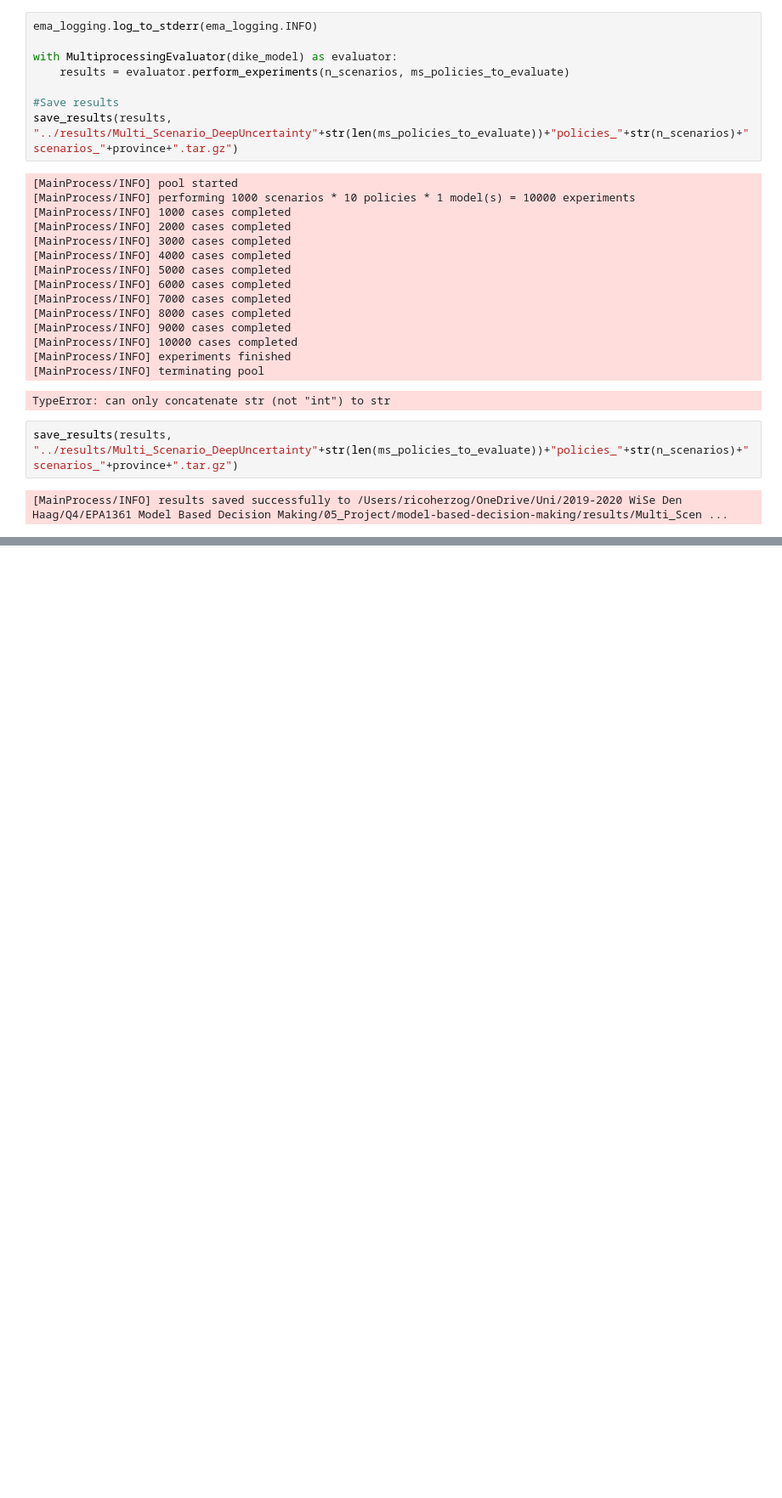
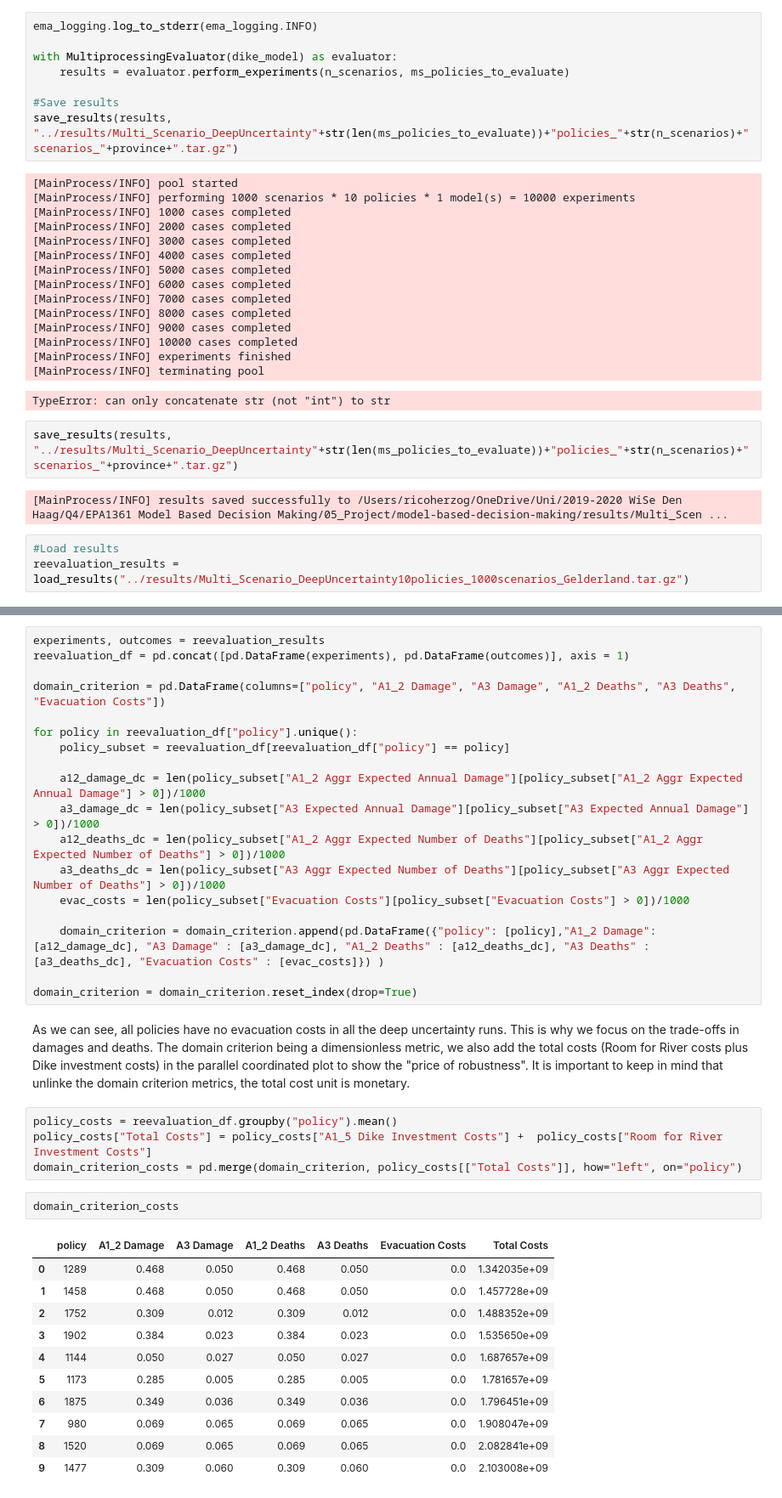
Before and after one commit to herzogrh/model-based-decision-making, a Jupyter notebook: model/2 - Multi-Scenario MORDM Gelderland.ipynb, the cells around one changed output, grey strips where cells are left out. Shown at 85% size. Drawn from its saved outputs; the diff is of its cells as text; blank space fills up the shorter version.

Commit message:
Gelderland finished

```diff
--- a/model/2 - Multi-Scenario MORDM Gelderland.ipynb
+++ b/model/2 - Multi-Scenario MORDM Gelderland.ipynb
@@ -470,3 +470,6 @@ TypeError: can only concatenate str (not "int") to str
 save_results(results, "../results/Multi_Scenario_DeepUncertainty"+str(len(ms_policies_to_evaluate))+"policies_"+str(n_scenarios)+"scenarios_"+province+".tar.gz")
 # %% [output]
 [MainProcess/INFO] results saved successfully to /Users/ricoherzog/OneDrive/Uni/2019-2020 WiSe Den Haag/Q4/EPA1361 Model Based Decision Making/05_Project/model-based-decision-making/results/Multi_Scen ...
+# %%
+#Load results
+reevaluation_results = load_results("../results/Multi_Scenario_DeepUncertainty10policies_1000scenarios_Gelderland.tar.gz")
@@ -472,0 +481,38 @@ save_results(results, "../results/Multi_Scenario_DeepUncertainty"+str(len(ms_pol
+# %%
+experiments, outcomes = reevaluation_results
+reevaluation_df = pd.concat([pd.DataFrame(experiments), pd.DataFrame(outcomes)], axis = 1)
+
+domain_criterion = pd.DataFrame(columns=["policy", "A1_2 Damage", "A3 Damage", "A1_2 Deaths", "A3 Deaths", "Evacuation Costs"])
+
+for policy in reevaluation_df["policy"].unique():
+    policy_subset = reevaluation_df[reevaluation_df["policy"] == policy]
+
+    a12_damage_dc = len(policy_subset["A1_2 Aggr Expected Annual Damage"][policy_subset["A1_2 Aggr Expected Annual Damage"] > 0])/1000
+    a3_damage_dc = len(policy_subset["A3 Expected Annual Damage"][policy_subset["A3 Expected Annual Damage"] > 0])/1000
+    a12_deaths_dc = len(policy_subset["A1_2 Aggr Expected Number of Deaths"][policy_subset["A1_2 Aggr Expected Number of Deaths"] > 0])/1000
+    a3_deaths_dc = len(policy_subset["A3 Aggr Expected Number of Deaths"][policy_subset["A3 Aggr Expected Number of Deaths"] > 0])/1000
+    evac_costs = len(policy_subset["Evacuation Costs"][policy_subset["Evacuation Costs"] > 0])/1000
+
+    domain_criterion = domain_criterion.append(pd.DataFrame({"policy": [policy],"A1_2 Damage": [a12_damage_dc], "A3 Damage" : [a3_damage_dc], "A1_2 Deaths" : [a12_deaths_dc], "A3 Deaths" : [a3_deaths_dc], "Evacuation Costs" : [evac_costs]}) )
+
+domain_criterion = domain_criterion.reset_index(drop=True)
+# %% [markdown]
+As we can see, all policies have no evacuation costs in all the deep uncertainty runs. This is why we focus on the trade-offs in damages and deaths. The domain criterion being a dimensionless metric, we also add the total costs (Room for River costs plus Dike investment costs) in the parallel coordinated plot to show the "price of robustness". It is important to keep in mind that unlinke the domain criterion metrics, the total cost unit is monetary.
+# %%
+policy_costs = reevaluation_df.groupby("policy").mean()
+policy_costs["Total Costs"] = policy_costs["A1_5 Dike Investment Costs"] +  policy_costs["Room for River Investment Costs"]
+domain_criterion_costs = pd.merge(domain_criterion, policy_costs[["Total Costs"]], how="left", on="policy")
+# %%
+domain_criterion_costs
+# %% [output]
+|  | policy | A1_2 Damage | A3 Damage | A1_2 Deaths | A3 Deaths | Evacuation Costs | Total Costs |
+| 0 | 1289 | 0.468 | 0.050 | 0.468 | 0.050 | 0.0 | 1.342035e+09 |
+| 1 | 1458 | 0.468 | 0.050 | 0.468 | 0.050 | 0.0 | 1.457728e+09 |
+| 2 | 1752 | 0.309 | 0.012 | 0.309 | 0.012 | 0.0 | 1.488352e+09 |
+| 3 | 1902 | 0.384 | 0.023 | 0.384 | 0.023 | 0.0 | 1.535650e+09 |
+| 4 | 1144 | 0.050 | 0.027 | 0.050 | 0.027 | 0.0 | 1.687657e+09 |
+| 5 | 1173 | 0.285 | 0.005 | 0.285 | 0.005 | 0.0 | 1.781657e+09 |
+| 6 | 1875 | 0.349 | 0.036 | 0.349 | 0.036 | 0.0 | 1.796451e+09 |
+| 7 | 980 | 0.069 | 0.065 | 0.069 | 0.065 | 0.0 | 1.908047e+09 |
+| 8 | 1520 | 0.069 | 0.065 | 0.069 | 0.065 | 0.0 | 2.082841e+09 |
+| 9 | 1477 | 0.309 | 0.060 | 0.309 | 0.060 | 0.0 | 2.103008e+09 |
```
Also changed, not shown: parts of 9 cells of this notebook.
